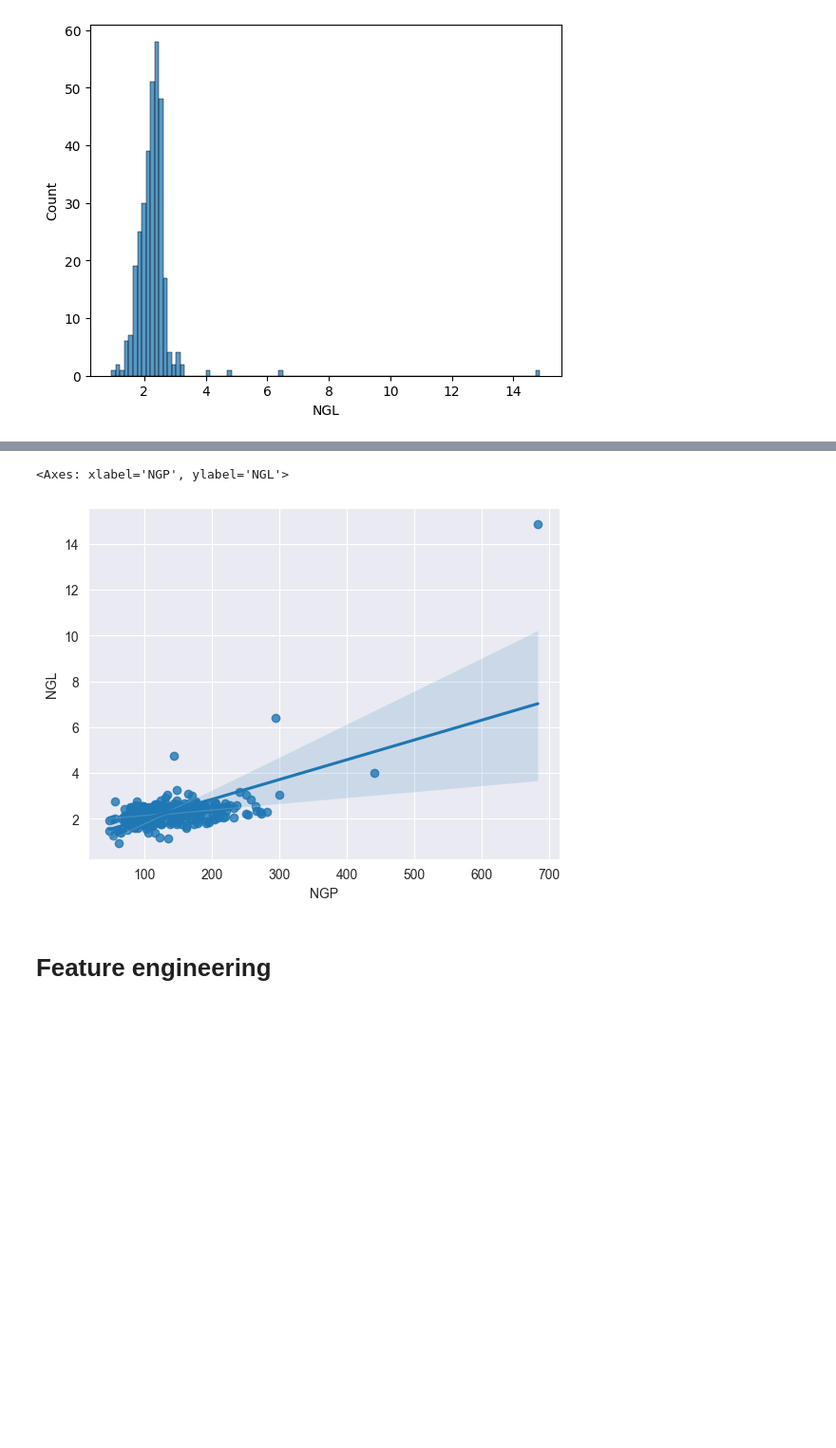
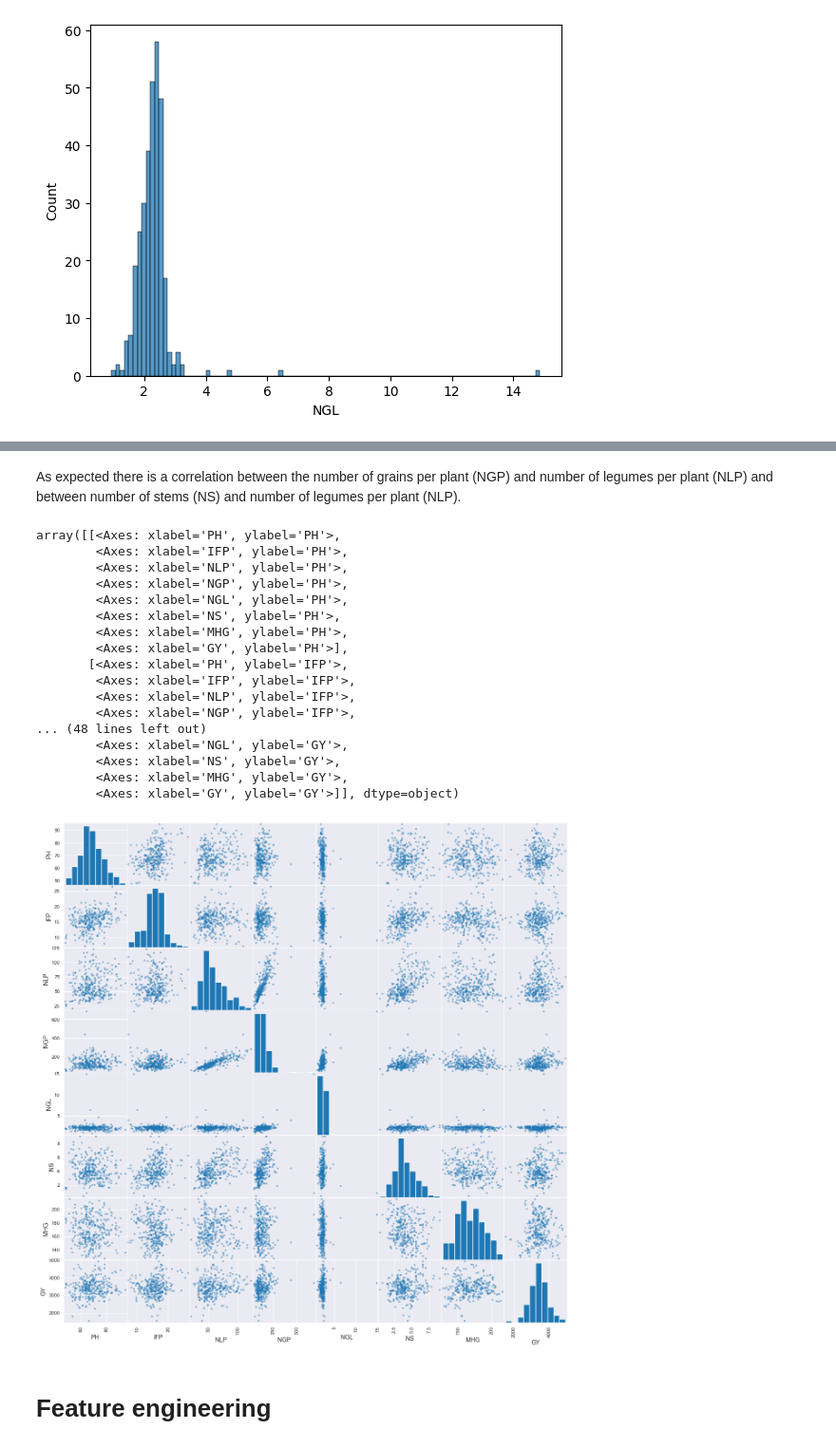
Before and after one commit to cata1212112/SoybeanCultivars, a Jupyter notebook: main.ipynb, the cells around one changed output, grey strips where cells are left out. Shown at 95% size. Saved outputs shown, nothing was run; the diff lists cells and outputs as text; code cells hidden in the pictures; blank space fills up the shorter version.

```diff
--- a/main.ipynb
+++ b/main.ipynb
@@ -101,5 +102,2 @@ sns.heatmap(data[float_cols].corr())
-# %%
-sns.regplot(data, x='NGP', y='NGL')
-# %% [output]
-<Axes: xlabel='NGP', ylabel='NGL'>
-[figure, removed]
+# %% [markdown]
+As expected there is a correlation between the number of grains per plant (NGP) and number of legumes per plant (NLP) and between number of stems (NS) and number of legumes per plant (NLP).
@@ -106,3 +107,24 @@ sns.regplot(data, x='NGP', y='NGL')
+# %%
+scatter_matrix(data[float_cols], figsize=(15,15))
+# %% [output]
+array([[<Axes: xlabel='PH', ylabel='PH'>,
+        <Axes: xlabel='IFP', ylabel='PH'>,
+        <Axes: xlabel='NLP', ylabel='PH'>,
+        <Axes: xlabel='NGP', ylabel='PH'>,
+        <Axes: xlabel='NGL', ylabel='PH'>,
+        <Axes: xlabel='NS', ylabel='PH'>,
+        <Axes: xlabel='MHG', ylabel='PH'>,
+        <Axes: xlabel='GY', ylabel='PH'>],
+       [<Axes: xlabel='PH', ylabel='IFP'>,
+        <Axes: xlabel='IFP', ylabel='IFP'>,
+        <Axes: xlabel='NLP', ylabel='IFP'>,
+        <Axes: xlabel='NGP', ylabel='IFP'>,
+... (48 lines left out)
+        <Axes: xlabel='NGL', ylabel='GY'>,
+        <Axes: xlabel='NS', ylabel='GY'>,
+        <Axes: xlabel='MHG', ylabel='GY'>,
+        <Axes: xlabel='GY', ylabel='GY'>]], dtype=object)
+[figure, added]
 # %% [markdown]
 # Feature engineering
 # %% [markdown]
```
Also changed, not shown: parts of 3 cells of this notebook.
